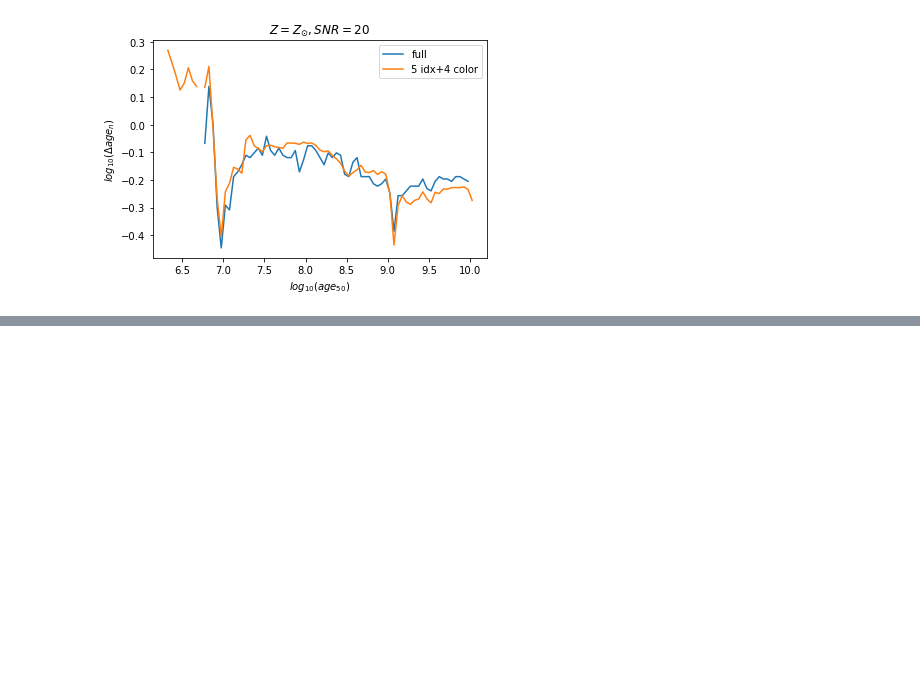
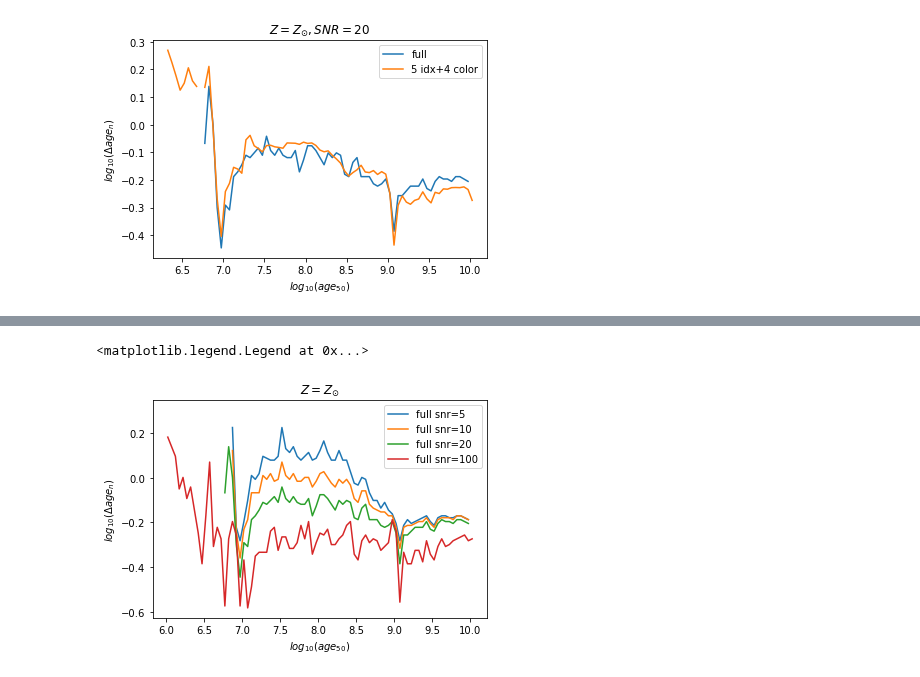
Before and after one commit to edoardorossi3/TESIedo_git, a Jupyter notebook: tesi_py/article_resolution.ipynb, the cells around one changed output, grey strips where cells are left out. Cells and saved outputs as stored; diff of their text form; code cells hidden in the pictures; blank space fills up the shorter version.

```diff
--- a/tesi_py/article_resolution.ipynb
+++ b/tesi_py/article_resolution.ipynb
@@ -14,5 +42,5 @@ time_res_z62=hdul[1].data['Log_d1090n50_min_z62']
 # %%
-time_resol_full=time_resol_full[1:]
+#time_resol_full=time_resol_full[1:]
 np.size(time_resol_full)
 # %% [output]
 83
@@ -41,0 +103,13 @@ plt.legend(loc='upper right')
+# %%
+plt.plot(age_50mid, time_resol_full_snr5, label='full snr=5')
+plt.plot(age_50mid, time_resol_full_snr10, label='full snr=10')
+plt.plot(age_50mid, time_resol_full, label='full snr=20')
+plt.plot(age_50mid, time_resol_full_snr100, label='full snr=100')
+
+plt.xlabel(r'$log_{10}(age_{50})$')
+plt.ylabel(r'$log_{10}(\Delta age_n)$')
+plt.title(r'$Z=Z_{\odot}$')
+plt.legend(loc='upper right')
+# %% [output]
+<matplotlib.legend.Legend at 0x...>
+[figure, added]
```
Also changed, not shown: parts of 7 cells of this notebook, 1 other file.
